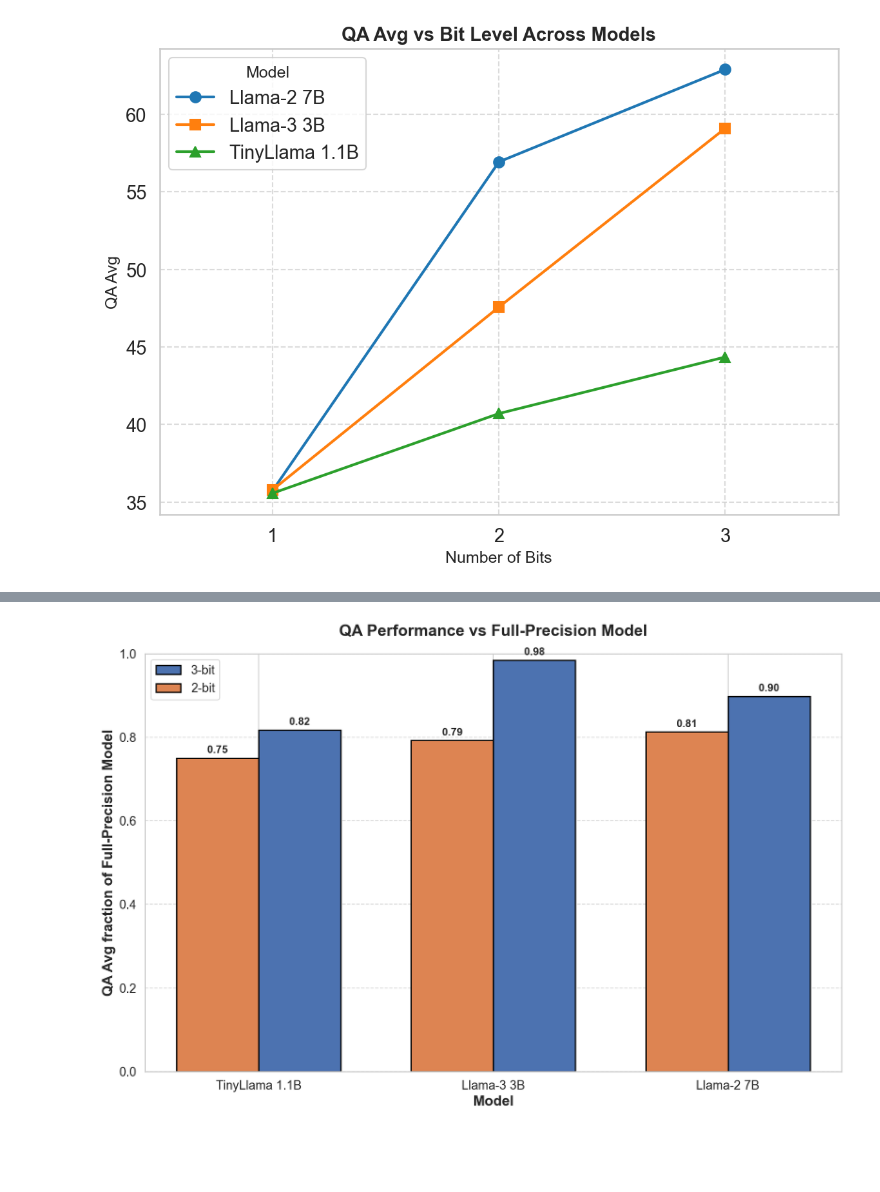
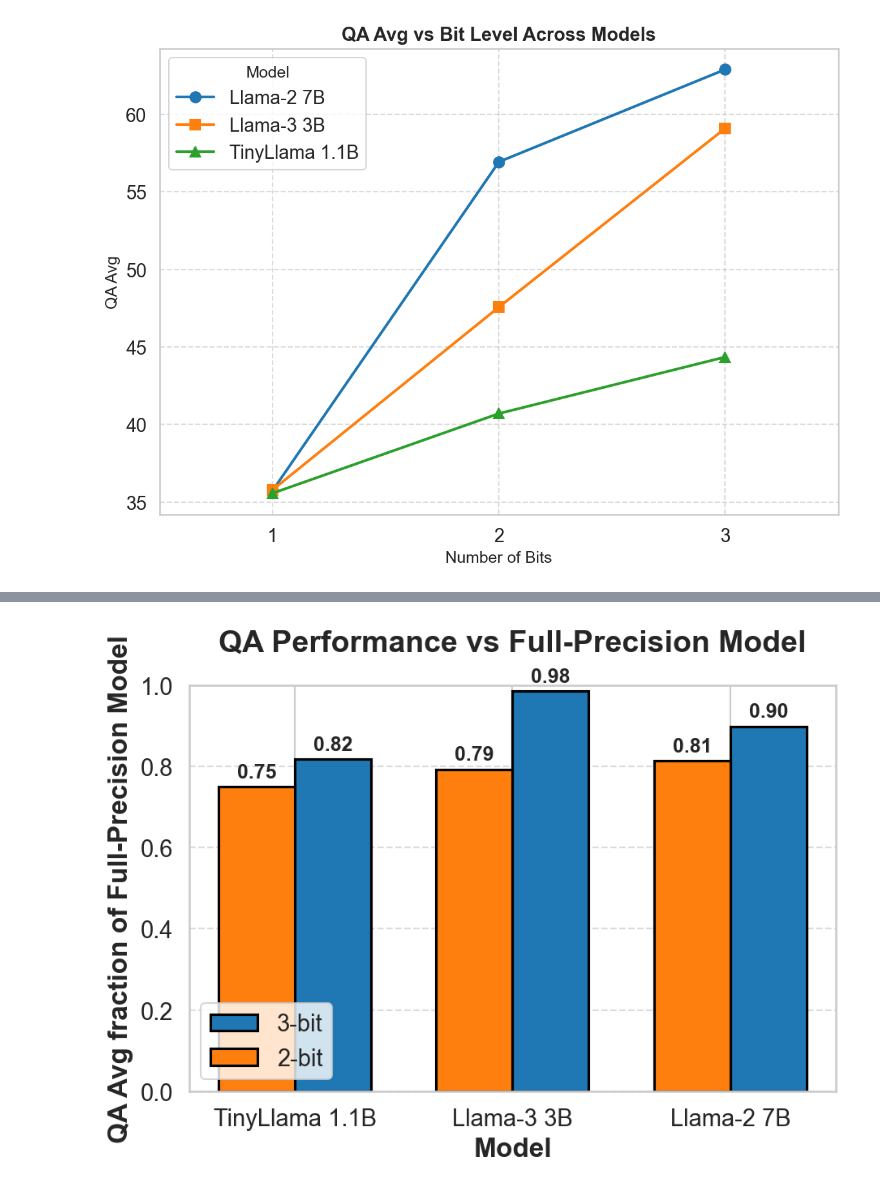
Before and after one commit to BrownianNotion/BitDistiller, a Jupyter notebook: visualizations/results_graphs.ipynb, the cells around one changed output, grey strips where cells are left out. Drawn from its saved outputs; the diff is of its cells as text; code cells hidden in the pictures; blank space fills up the shorter version.

```diff
--- a/visualizations/results_graphs.ipynb
+++ b/visualizations/results_graphs.ipynb
@@ -122,7 +122,7 @@ plt.rcParams['legend.fontsize'] = 14
 plt.rcParams['figure.titlesize'] = 20
 
 # Create a figure with two subplots side by side
-fig, (ax1, ax2) = plt.subplots(1, 2, figsize=(16, 6))
+fig, (ax1, ax2) = plt.subplots(2, 1, figsize=(6, 9))
 
 # For the first plot (PPL)
 models = df['Model'].unique()
@@ -206,7 +206,7 @@ df
 filtered_df = df[df['Bits'].isin([2, 3])]
 
 # Create a grouped bar chart
-fig, ax = plt.subplots(figsize=(12, 8))
+fig, ax = plt.subplots()
 
 # Define width of bars and positions
 bar_width = 0.35
@@ -223,9 +223,9 @@ bit_3_data = bit_3_data.sort_values('Model')
 
 # Plot bars
 bit_3_bars = ax.bar(x_positions - bar_width/2, bit_3_data['QA_fp_fraction'],
-                    bar_width, label='3-bit', edgecolor='black', linewidth=1.5)
+                    bar_width, label='3-bit', edgecolor='black', linewidth=1.5, color='#1f77b4')
 bit_2_bars = ax.bar(x_positions + bar_width/2, bit_2_data['QA_fp_fraction'],
-                    bar_width, label='2-bit', edgecolor='black', linewidth=1.5)
+                    bar_width, label='2-bit', edgecolor='black', linewidth=1.5, color='#ff7f0e')
 
 # Add value labels on top of bars
 def add_labels(bars):
@@ -238,32 +238,32 @@ def add_labels(bars):
                     ha='center', va='bottom',
                     fontsize=12, fontweight='bold')
 
 add_labels(bit_3_bars)
 add_labels(bit_2_bars)
 
 plt.gca().invert_xaxis()
 
 # Customize the plot
 ax.set_xlabel('Model', fontsize=16, fontweight='bold')
 ax.set_ylabel('QA Avg fraction of Full-Precision Model', fontsize=16, fontweight='bold')
 ax.set_title('QA Performance vs Full-Precision Model', fontsize=18, fontweight='bold', pad=20)
 ax.set_xticks(x_positions)
 ax.set_xticklabels(models, fontsize=14)
 ax.legend(fontsize=14)
 ax.grid(axis='y', linestyle='--', alpha=0.7)
 
 # Set y-axis to start from 0
 ax.set_ylim(bottom=0)
 # Add some padding at the top for labels
 # y_max = max(bit_3_data['QA Avg'].max(), bit_2_data['QA Avg'].max())
 ax.set_ylim(top=1.0)
 
 plt.tight_layout()
 
 # Save the figure in high quality PDF format
-plt.savefig('qa_avg_2bit_3bit_comparison.pdf', format='pdf', dpi=300, bbox_inches='tight')
+plt.savefig('qa_avg_2bit_3bit_comparison.pdf', format='pdf', dpi=150, bbox_inches='tight')
 
 # Show the plot
 plt.show()
 # %% [output]
-[figure, old version]
+[figure, new version]
```
Also changed, not shown: parts of 1 cell of this notebook, 2 other files.
